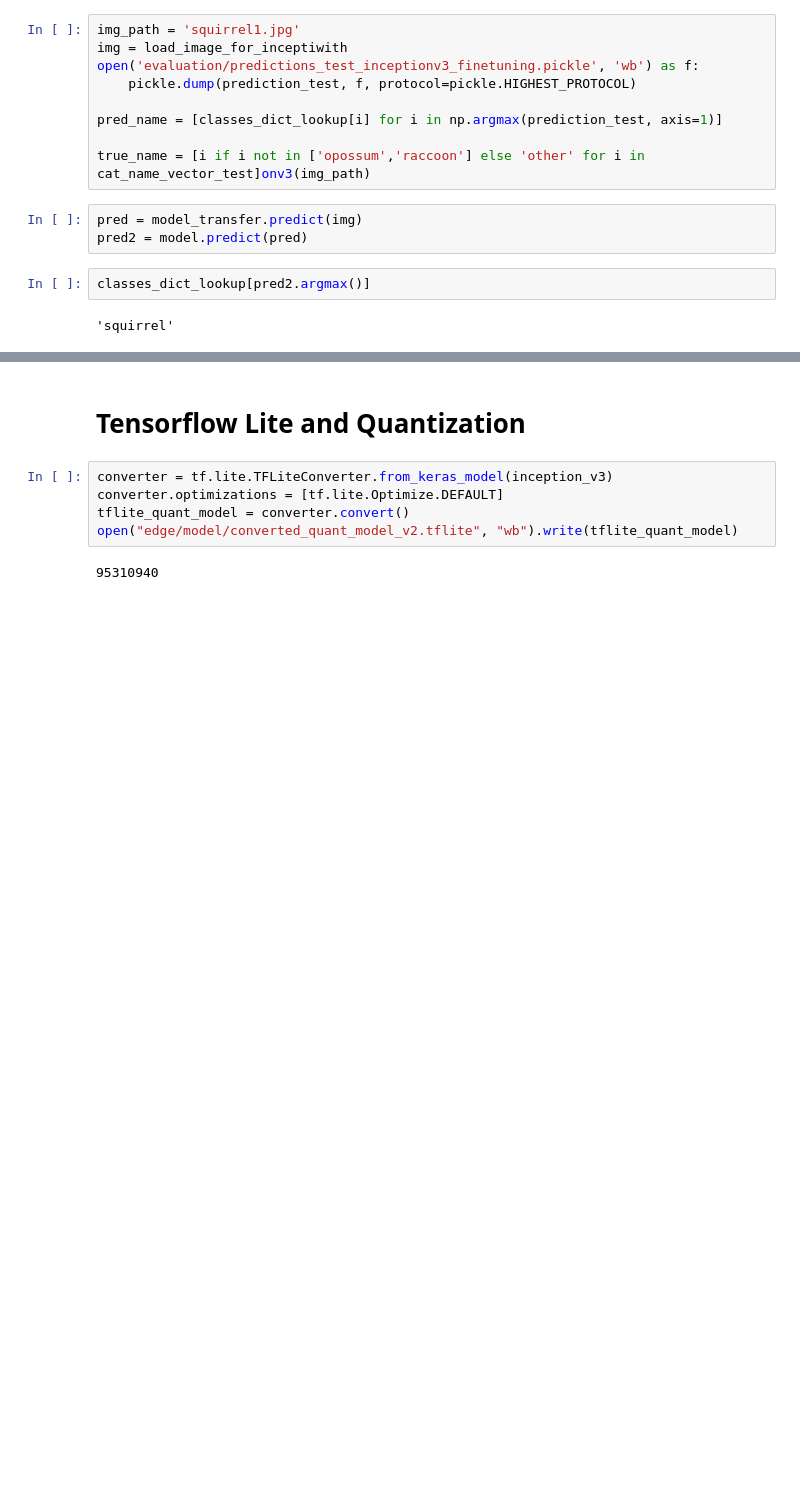
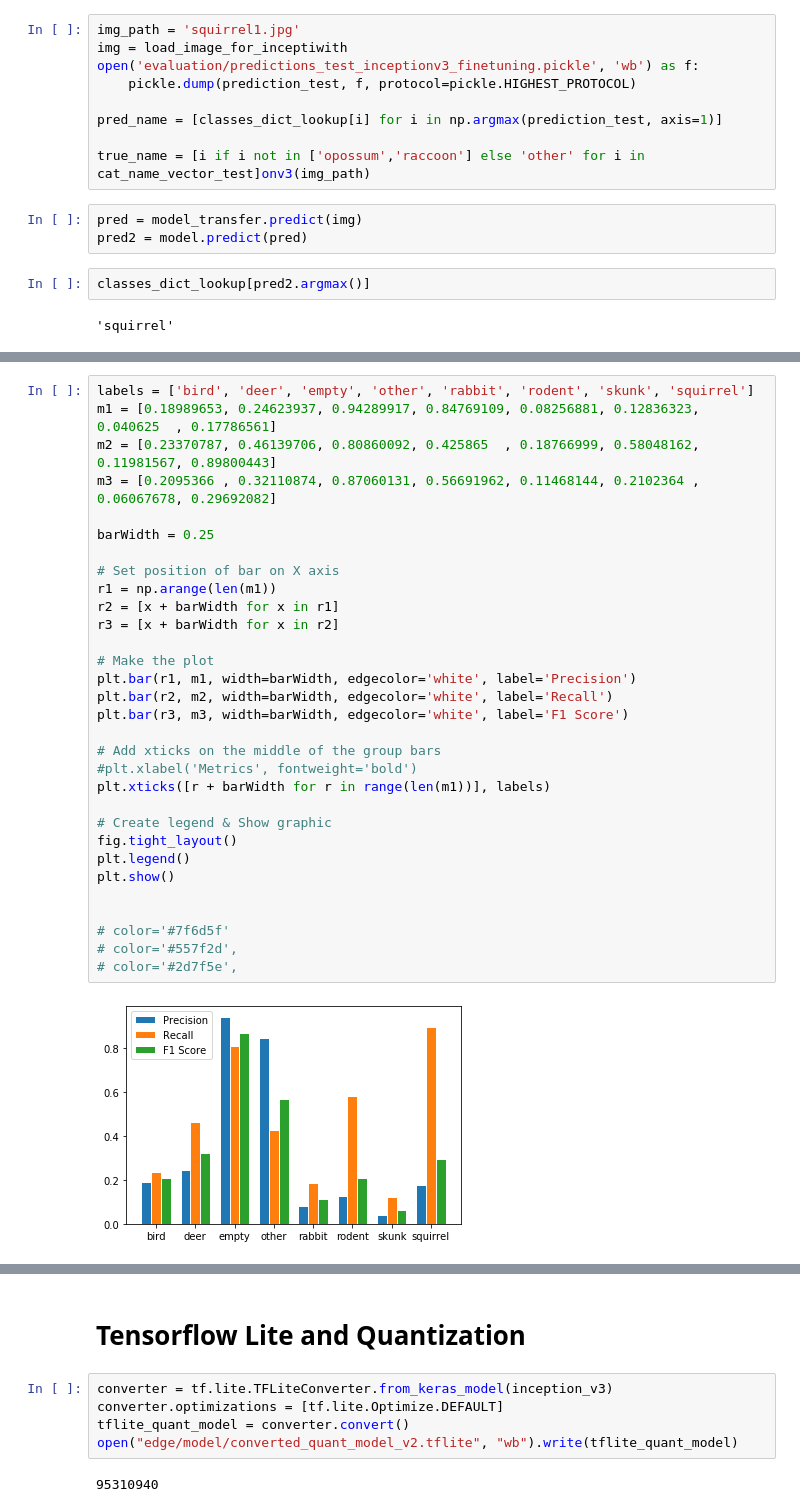
Before and after one commit to vivekmids/crow, a Jupyter notebook: InceptionV3_no_finetuning.ipynb, the cells around one changed output, grey strips where cells are left out. Drawn from its saved outputs; the diff is of its cells as text; blank space fills up the shorter version.

```diff
--- a/InceptionV3_no_finetuning.ipynb
+++ b/InceptionV3_no_finetuning.ipynb
@@ -733,0 +823,33 @@ classes_dict_lookup[pred2.argmax()]
+# %%
+labels = ['bird', 'deer', 'empty', 'other', 'rabbit', 'rodent', 'skunk', 'squirrel']
+m1 = [0.18989653, 0.24623937, 0.94289917, 0.84769109, 0.08256881, 0.12836323, 0.040625  , 0.17786561]
+m2 = [0.23370787, 0.46139706, 0.80860092, 0.425865  , 0.18766999, 0.58048162, 0.11981567, 0.89800443]
+m3 = [0.2095366 , 0.32110874, 0.87060131, 0.56691962, 0.11468144, 0.2102364 , 0.06067678, 0.29692082]
+
+barWidth = 0.25
+
+# Set position of bar on X axis
+r1 = np.arange(len(m1))
+r2 = [x + barWidth for x in r1]
+r3 = [x + barWidth for x in r2]
+
+# Make the plot
+plt.bar(r1, m1, width=barWidth, edgecolor='white', label='Precision')
+plt.bar(r2, m2, width=barWidth, edgecolor='white', label='Recall')
+plt.bar(r3, m3, width=barWidth, edgecolor='white', label='F1 Score')
+
+# Add xticks on the middle of the group bars
+#plt.xlabel('Metrics', fontweight='bold')
+plt.xticks([r + barWidth for r in range(len(m1))], labels)
+
+# Create legend & Show graphic
+fig.tight_layout()
+plt.legend()
+plt.show()
+
+
+# color='#7f6d5f'
+# color='#557f2d',
+# color='#2d7f5e',
+# %% [output]
+[figure, added]
```
Also changed, not shown: parts of 51 cells of this notebook.
